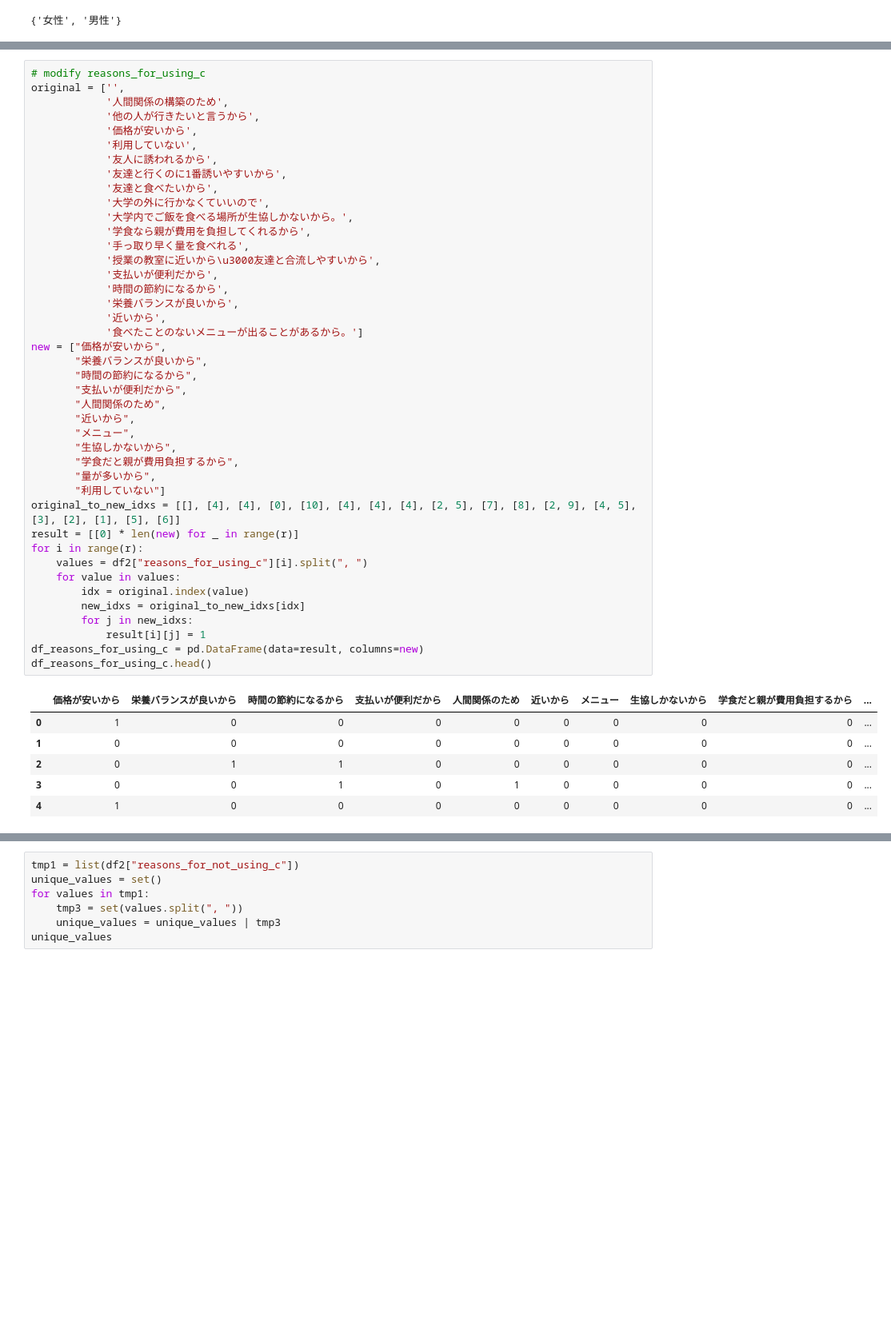
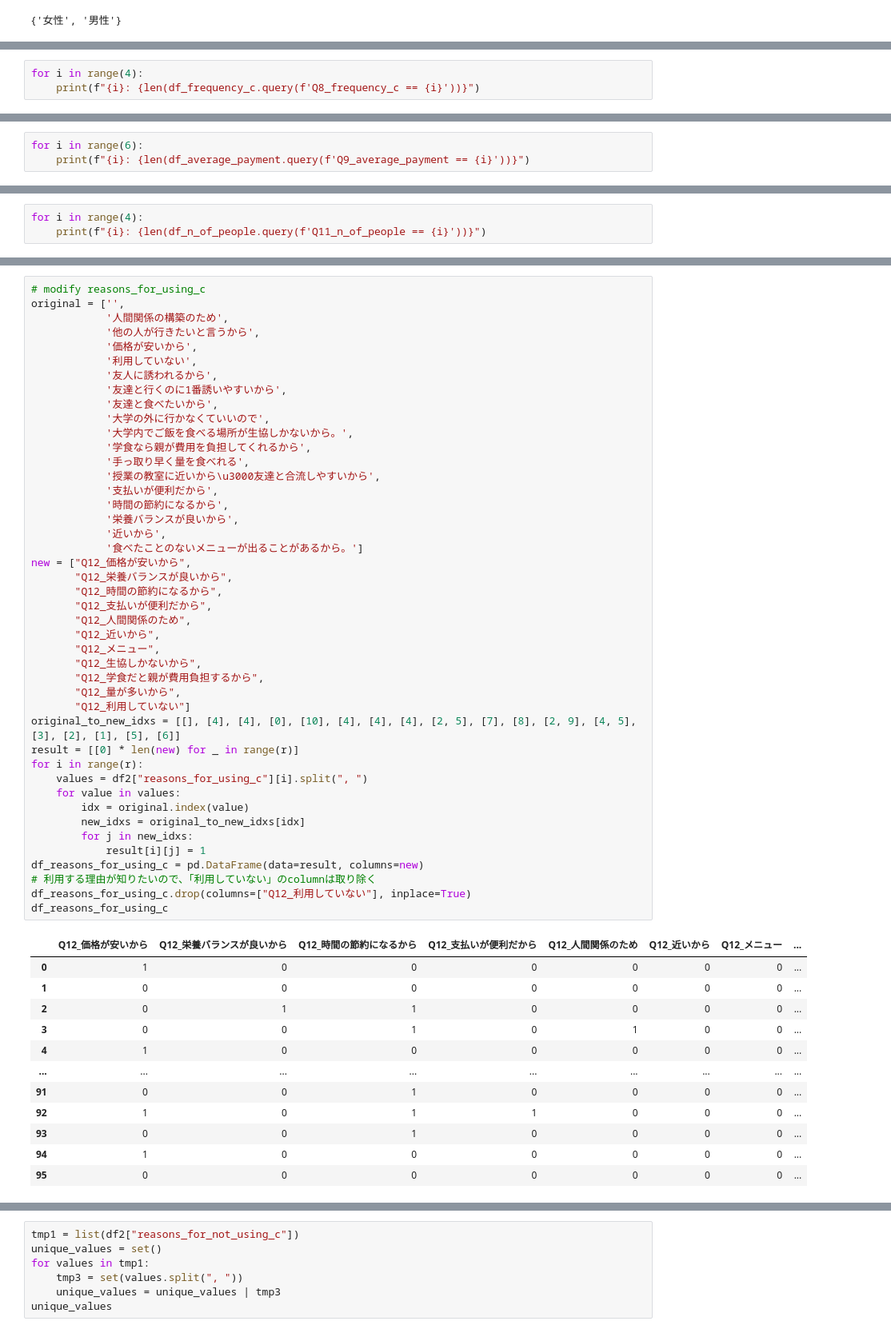
Before and after one commit to ohata-y/coop_iot, a Jupyter notebook: main.ipynb, the cells around one changed output, grey strips where cells are left out. Shown at 80% size. Cells and saved outputs as stored; diff of their text form; blank space fills up the shorter version.

```diff
--- a/main.ipynb
+++ b/main.ipynb
@@ -261,0 +376,3 @@ df_frequency_c.head()
+# %%
+for i in range(4):
+    print(f"{i}: {len(df_frequency_c.query(f'Q8_frequency_c == {i}'))}")
@@ -280,0 +418,3 @@ df_average_payment.head()
+# %%
+for i in range(6):
+    print(f"{i}: {len(df_average_payment.query(f'Q9_average_payment == {i}'))}")
@@ -373,0 +561,3 @@ df_n_of_people.head()
+# %%
+for i in range(4):
+    print(f"{i}: {len(df_n_of_people.query(f'Q11_n_of_people == {i}'))}")
@@ -403,48 +605,56 @@ unique_values
 # modify reasons_for_using_c
 original = ['',
             '人間関係の構築のため',
             '他の人が行きたいと言うから',
             '価格が安いから',
             '利用していない',
             '友人に誘われるから',
             '友達と行くのに1番誘いやすいから',
             '友達と食べたいから',
             '大学の外に行かなくていいので',
             '大学内でご飯を食べる場所が生協しかないから。',
             '学食なら親が費用を負担してくれるから',
             '手っ取り早く量を食べれる',
             '授業の教室に近いから\u3000友達と合流しやすいから',
             '支払いが便利だから',
             '時間の節約になるから',
             '栄養バランスが良いから',
             '近いから',
             '食べたことのないメニューが出ることがあるから。']
-new = ["価格が安いから",
-       "栄養バランスが良いから",
-       "時間の節約になるから",
-       "支払いが便利だから",
-       "人間関係のため",
-       "近いから",
-       "メニュー",
-       "生協しかないから",
-       "学食だと親が費用負担するから",
-       "量が多いから",
-       "利用していない"]
+new = ["Q12_価格が安いから",
+       "Q12_栄養バランスが良いから",
+       "Q12_時間の節約になるから",
+       "Q12_支払いが便利だから",
+       "Q12_人間関係のため",
+       "Q12_近いから",
+       "Q12_メニュー",
+       "Q12_生協しかないから",
+       "Q12_学食だと親が費用負担するから",
+       "Q12_量が多いから",
+       "Q12_利用していない"]
 original_to_new_idxs = [[], [4], [4], [0], [10], [4], [4], [4], [2, 5], [7], [8], [2, 9], [4, 5], [3], [2], [1], [5], [6]]
 result = [[0] * len(new) for _ in range(r)]
 for i in range(r):
     values = df2["reasons_for_using_c"][i].split(", ")
     for value in values:
         idx = original.index(value)
         new_idxs = original_to_new_idxs[idx]
         for j in new_idxs:
             result[i][j] = 1
 df_reasons_for_using_c = pd.DataFrame(data=result, columns=new)
-df_reasons_for_using_c.head()
+# 利用する理由が知りたいので、「利用していない」のcolumnは取り除く
+df_reasons_for_using_c.drop(columns=["Q12_利用していない"], inplace=True)
+df_reasons_for_using_c
 # %% [output]
-|  | 価格が安いから | 栄養バランスが良いから | 時間の節約になるから | 支払いが便利だから | 人間関係のため | 近いから | メニュー | 生協しかないから | 学食だと親が費用負担するから | ... |
-| 0 | 1 | 0 | 0 | 0 | 0 | 0 | 0 | 0 | 0 | ... |
-| 1 | 0 | 0 | 0 | 0 | 0 | 0 | 0 | 0 | 0 | ... |
-| 2 | 0 | 1 | 1 | 0 | 0 | 0 | 0 | 0 | 0 | ... |
-| 3 | 0 | 0 | 1 | 0 | 1 | 0 | 0 | 0 | 0 | ... |
-| 4 | 1 | 0 | 0 | 0 | 0 | 0 | 0 | 0 | 0 | ... |
+|  | Q12_価格が安いから | Q12_栄養バランスが良いから | Q12_時間の節約になるから | Q12_支払いが便利だから | Q12_人間関係のため | Q12_近いから | Q12_メニュー | ... |
+| 0 | 1 | 0 | 0 | 0 | 0 | 0 | 0 | ... |
+| 1 | 0 | 0 | 0 | 0 | 0 | 0 | 0 | ... |
+| 2 | 0 | 1 | 1 | 0 | 0 | 0 | 0 | ... |
+| 3 | 0 | 0 | 1 | 0 | 1 | 0 | 0 | ... |
+| 4 | 1 | 0 | 0 | 0 | 0 | 0 | 0 | ... |
+| ... | ... | ... | ... | ... | ... | ... | ... | ... |
+| 91 | 0 | 0 | 1 | 0 | 0 | 0 | 0 | ... |
+| 92 | 1 | 0 | 1 | 1 | 0 | 0 | 0 | ... |
+| 93 | 0 | 0 | 1 | 0 | 0 | 0 | 0 | ... |
+| 94 | 1 | 0 | 0 | 0 | 0 | 0 | 0 | ... |
+| 95 | 0 | 0 | 0 | 0 | 0 | 0 | 0 | ... |
```
Also changed, not shown: parts of 144 cells of this notebook, 2 other files.
